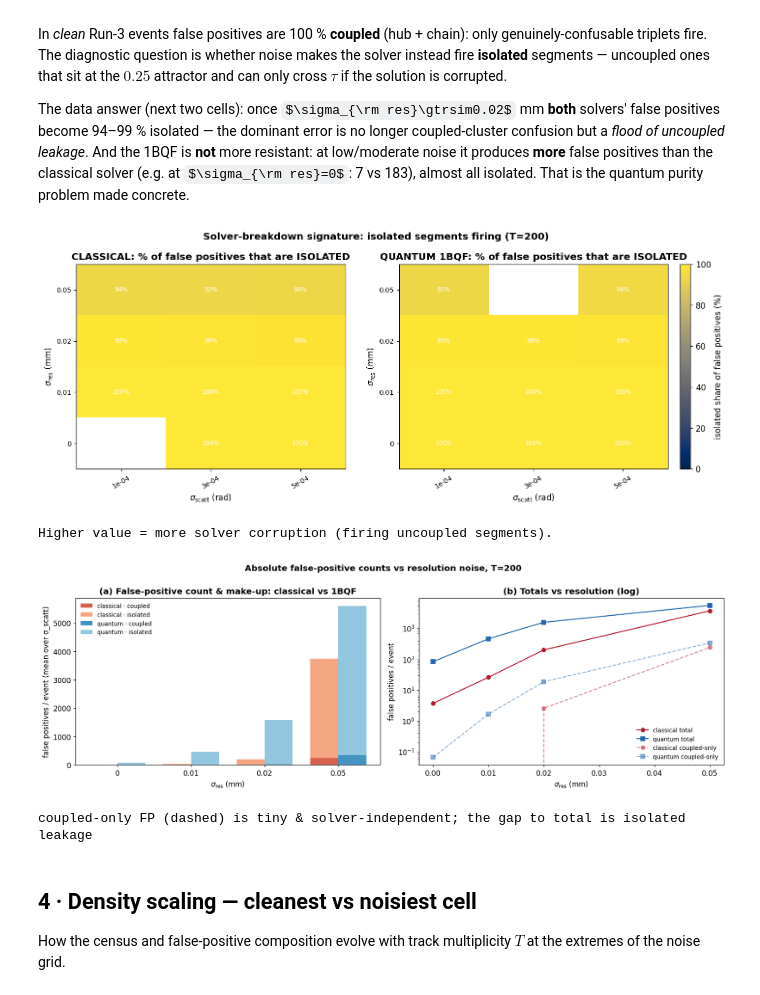
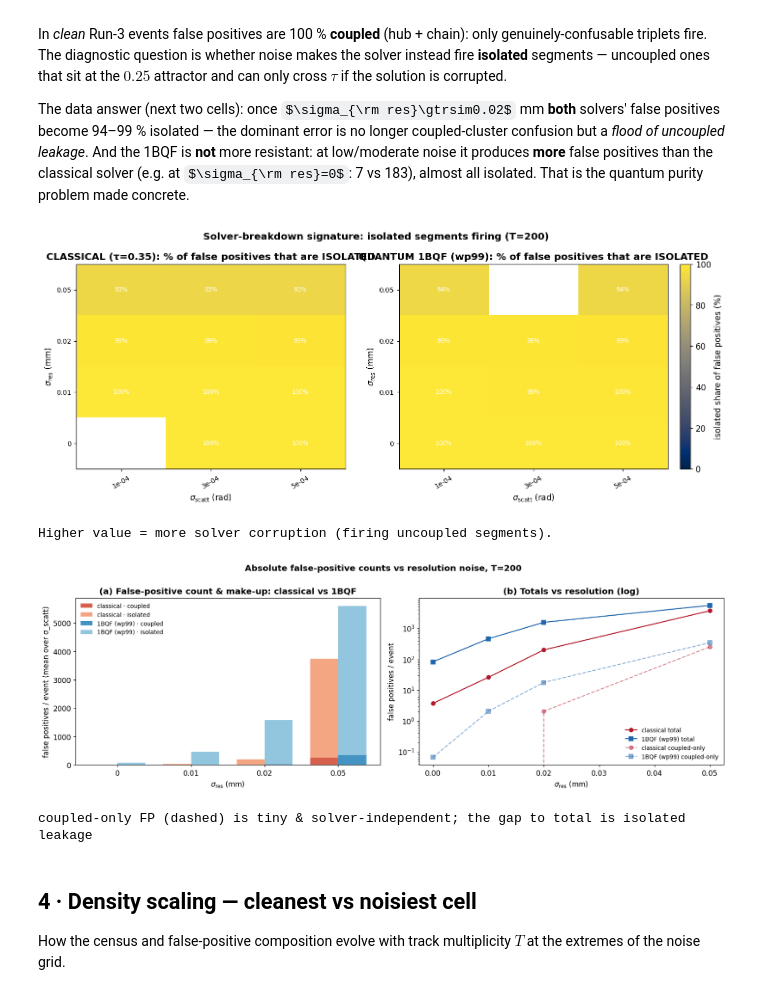
Before and after one commit to GeorgeWilliam1999/Quantum_Track_Reconstruction, a Jupyter notebook: Toy_Characterisation/Epsilon_study_2/false_positive_types.ipynb, the cells around one changed output. Drawn from its saved outputs; the diff is of its cells as text; code cells hidden in the pictures; some formulas as TeX source.

```diff
--- a/Toy_Characterisation/Epsilon_study_2/false_positive_types.ipynb
+++ b/Toy_Characterisation/Epsilon_study_2/false_positive_types.ipynb
@@ -37,8 +37,10 @@ print('cells:', df.groupby(['sigma_res','sigma_scatt']).ngroups,
       '| sigma_res:', SR, '| sigma_scatt:', SS)
 
 # mean over reps -> one row per (sigma_res, sigma_scatt, n_trk, type)
+# act_Q_wp = 1BQF activation at its per-solve wp99 HEADLINE working point
+# (efficiency-first; wp99 log 2026-06-14); act_Q = fixed-tau=0.35 record.
 agg = (df.groupby(['sigma_res','sigma_scatt','n_trk','type'], as_index=False)
-         [['count','act_C','act_Q']].mean())
+         [['count','act_C','act_Q','act_Q_wp']].mean())
 
 print('loaded', len(df), 'rows')
 # %% [output]
@@ -114,11 +119,11 @@ def grid_rate(solver):
                     g[a,b] = 100*act/c if c>0 else np.nan
         out[t] = g
     return out
-rates = {'classical':grid_rate('act_C'), 'quantum':grid_rate('act_Q')}
+rates = {'classical (τ=0.35)':grid_rate('act_C'), '1BQF (wp99)':grid_rate('act_Q_wp')}
 
 fig, axes = plt.subplots(2, 4, figsize=(17, 7.5))
 vmax = np.nanmax([np.nanmax(rates[s][t]) for s in rates for t in FALSE_TYPES])
-for r,solver in enumerate(['classical','quantum']):
+for r,solver in enumerate(rates):
     for c,t in enumerate(FALSE_TYPES):
         ax = axes[r,c]; G = rates[solver][t]
         im = ax.imshow(G, origin='lower', aspect='auto', cmap='magma', vmin=0, vmax=vmax)
@@ -165,7 +170,7 @@ def fp_comp(solver):
     return np.array(iso_frac), cells_lbl
 
 fig, ax = plt.subplots(1, 2, figsize=(15,5))
-for solver,axi,name in [('act_C',ax[0],'CLASSICAL'),('act_Q',ax[1],'QUANTUM 1BQF')]:
+for solver,axi,name in [('act_C',ax[0],'CLASSICAL (τ=0.35)'),('act_Q_wp',ax[1],'QUANTUM 1BQF (wp99)')]:
     iso,_ = fp_comp(solver)
     G = iso.reshape(len(SR),len(SS))
     im = axi.imshow(G, origin='lower', aspect='auto', cmap='cividis', vmin=0, vmax=np.nanmax(np.nan_to_num(iso)))
@@ -182,7 +187,7 @@ fig.savefig(FIG/'fp_isolated_share_T200.png', bbox_inches='tight', facecolor='wh
 fig.savefig(FIG/'fp_isolated_share_T200.pdf', bbox_inches='tight'); plt.show()
 print('Higher value = more solver corruption (firing uncoupled segments).')
 # %% [output]
-[figure, old version]
+[figure, new version]
 Higher value = more solver corruption (firing uncoupled segments).
 # %%
 T = 200; sub = agg[agg['n_trk']==T]
@@ -191,39 +196,39 @@ def fp_counts(solver):
     iso, coup = [], []
     for sr in SR:
         s = sub[sub['sigma_res']==sr]
         per_ss_iso, per_ss_coup = [], []
         for ss in SS:
             ss_s = s[s['sigma_scatt']==ss]
             if ss_s.empty: continue
             i = float(ss_s[ss_s['type']=='isolated'][solver].sum())
             c = float(ss_s[ss_s['type'].isin(['pair','chain>=3','hub'])][solver].sum())
             per_ss_iso.append(i); per_ss_coup.append(c)
         iso.append(np.nanmean(per_ss_iso)); coup.append(np.nanmean(per_ss_coup))
     return np.array(iso), np.array(coup)
-isoC, coupC = fp_counts('act_C'); isoQ, coupQ = fp_counts('act_Q')
+isoC, coupC = fp_counts('act_C'); isoQ, coupQ = fp_counts('act_Q_wp')   # 1BQF at wp99
 
 fig, ax = plt.subplots(1, 2, figsize=(15,5))
 x = np.arange(len(SR)); w=0.38
 ax[0].bar(x-w/2, coupC, w, color='#d6604d', label='classical · coupled')
 ax[0].bar(x-w/2, isoC, w, bottom=coupC, color='#f4a582', label='classical · isolated')
-ax[0].bar(x+w/2, coupQ, w, color='#4393c3', label='quantum · coupled')
-ax[0].bar(x+w/2, isoQ, w, bottom=coupQ, color='#92c5de', label='quantum · isolated')
+ax[0].bar(x+w/2, coupQ, w, color='#4393c3', label='1BQF (wp99) · coupled')
+ax[0].bar(x+w/2, isoQ, w, bottom=coupQ, color='#92c5de', label='1BQF (wp99) · isolated')
 ax[0].set_xticks(x); ax[0].set_xticklabels([f'{s:g}' for s in SR])
 ax[0].set_xlabel(r'$\sigma_{\rm res}$ (mm)'); ax[0].set_ylabel('false positives / event (mean over σ_scatt)')
 ax[0].set_title('(a) False-positive count & make-up: classical vs 1BQF', fontweight='bold')
 ax[0].legend(frameon=False, fontsize=9)
 ax[1].plot(SR, isoC+coupC, 'o-', color='#b2182b', label='classical total')
-ax[1].plot(SR, isoQ+coupQ, 's-', color='#2166ac', label='quantum total')
+ax[1].plot(SR, isoQ+coupQ, 's-', color='#2166ac', label='1BQF (wp99) total')
 ax[1].plot(SR, coupC, 'o--', color='#b2182b', alpha=.5, label='classical coupled-only')
-ax[1].plot(SR, coupQ, 's--', color='#2166ac', alpha=.5, label='quantum coupled-only')
+ax[1].plot(SR, coupQ, 's--', color='#2166ac', alpha=.5, label='1BQF (wp99) coupled-only')
 ax[1].set_yscale('log'); ax[1].set_xlabel(r'$\sigma_{\rm res}$ (mm)'); ax[1].set_ylabel('false positives / event')
 ax[1].set_title('(b) Totals vs resolution (log)', fontweight='bold'); ax[1].legend(frameon=False, fontsize=9)
 fig.suptitle(f'Absolute false-positive counts vs resolution noise, T={T}', fontweight='bold', y=1.0)
 fig.tight_layout(); fig.savefig(FIG/'fp_counts_C_vs_Q_T200.png', bbox_inches='tight', facecolor='white')
 fig.savefig(FIG/'fp_counts_C_vs_Q_T200.pdf', bbox_inches='tight'); plt.show()
 print('coupled-only FP (dashed) is tiny & solver-independent; the gap to total is isolated leakage')
 # %% [output]
-[figure, old version]
+[figure, new version]
 coupled-only FP (dashed) is tiny & solver-independent; the gap to total is isolated leakage
 # %% [markdown]
 ## 4 · Density scaling — cleanest vs noisiest cell
```
Also changed, not shown: parts of 4 cells of this notebook, 52 other files.
